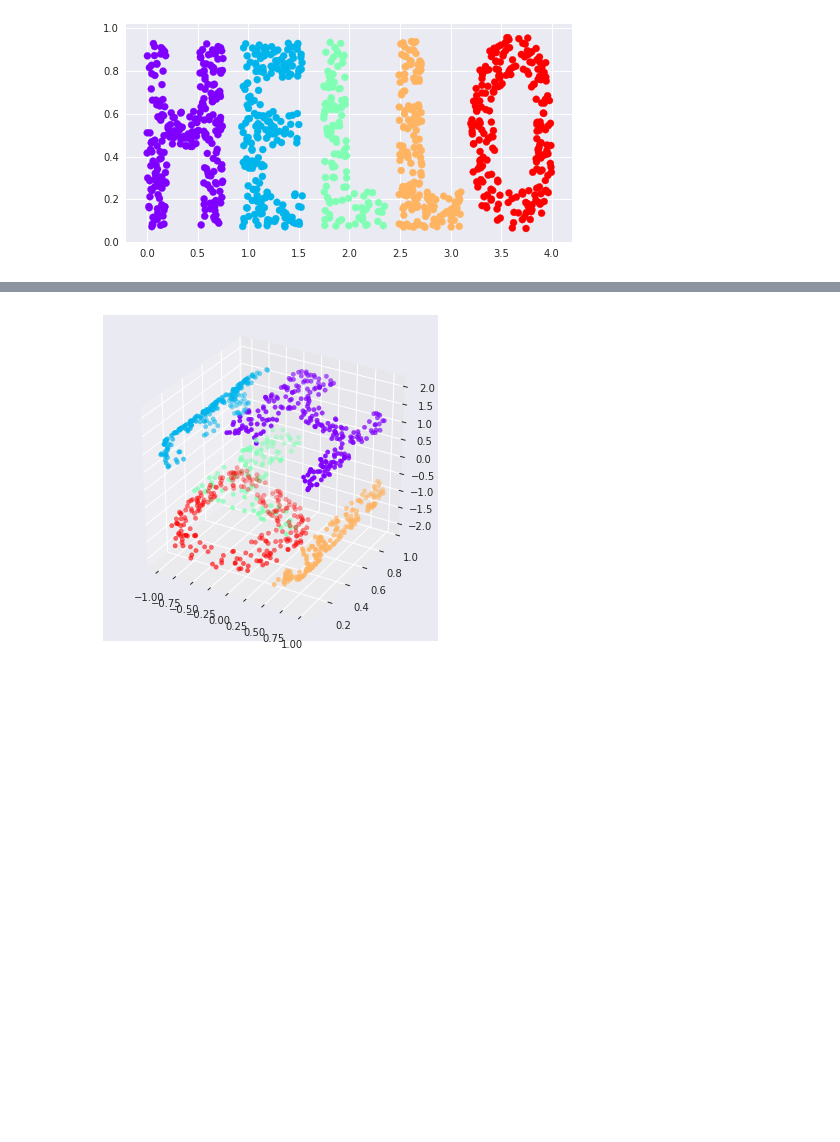
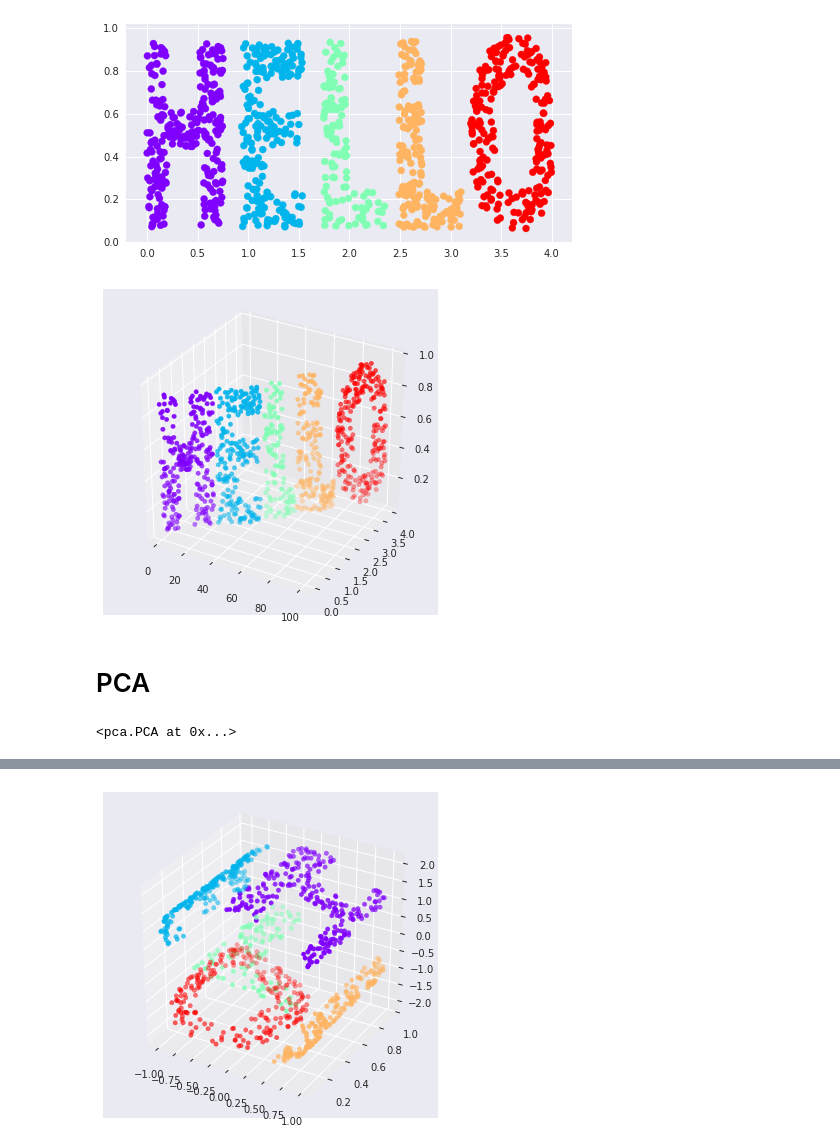
Before and after one commit to PyDimRed/PyDimRed, a Jupyter notebook: notebooks/experiment2.ipynb, the cells around one changed output, grey strips where cells are left out. Drawn from its saved outputs; the diff is of its cells as text; code cells hidden in the pictures; blank space fills up the shorter version.

Commit message:
add eperiment(hello_3d)

```diff
--- a/notebooks/experiment2.ipynb
+++ b/notebooks/experiment2.ipynb
@@ -15,3 +16,21 @@ plt.scatter(hello[:, 0], hello[:, 1], **colorize)
 # %% [output]
 <matplotlib.collections.PathCollection at 0x...>
 [figure]
+# %%
+hello_3d = np.linspace(1,100,num=1000) + np.random.rand(1000)
+
+hello = pd.DataFrame(hello)
+
+hello[2] = hello_3d
+
+hello_3d = hello.as_matrix()
+# %%
+from mpl_toolkits import mplot3d
+plt.figure(figsize=(6,6))
+ax = plt.axes(projection='3d')
+ax.scatter3D(hello_3d[:, 2], hello_3d[:,0], hello_3d[:, 1],
+             **colorize);
+# %% [output]
+[figure, added]
+# %% [markdown]
+# PCA
@@ -17,0 +41,4 @@ plt.scatter(hello[:, 0], hello[:, 1], **colorize)
+# %%
+pca.fit(hello_3d)
+# %% [output]
+<pca.PCA at 0x...>
```
Also changed, not shown: parts of 24 cells of this notebook.
